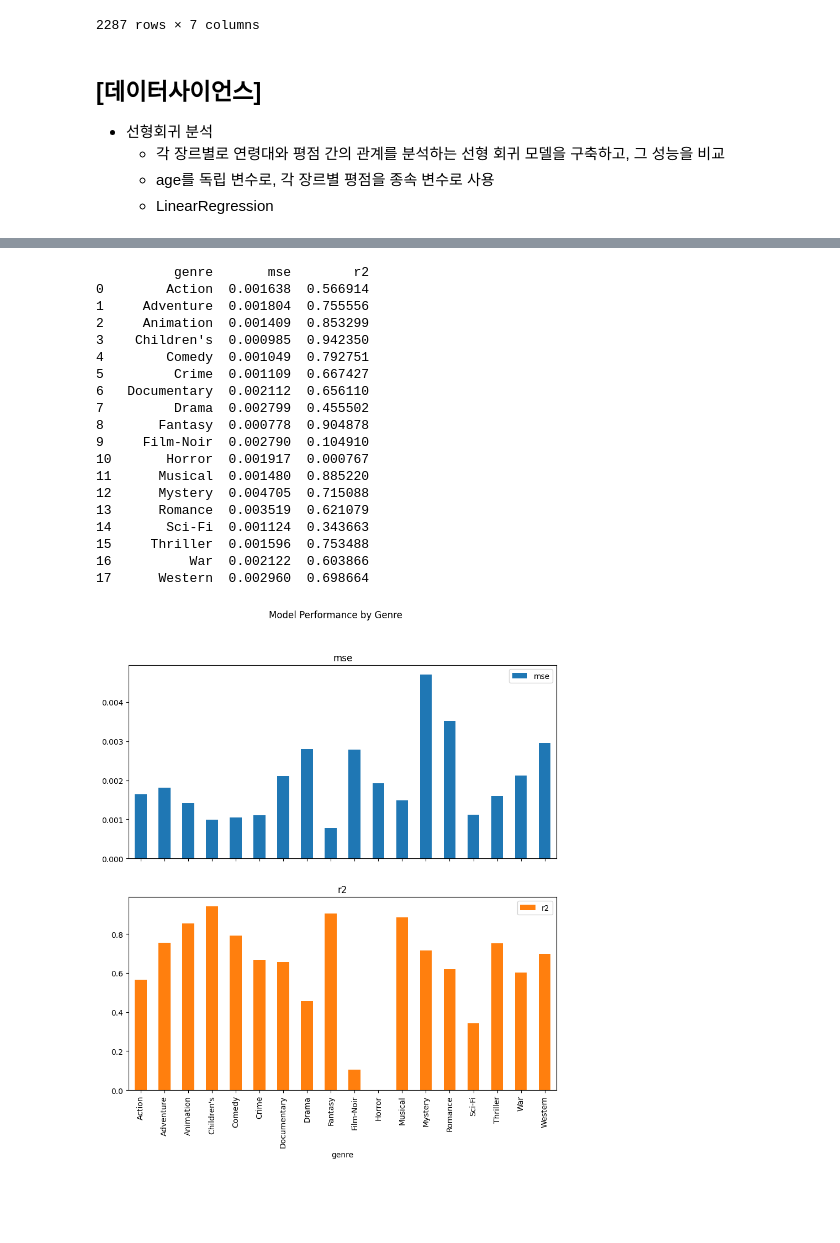
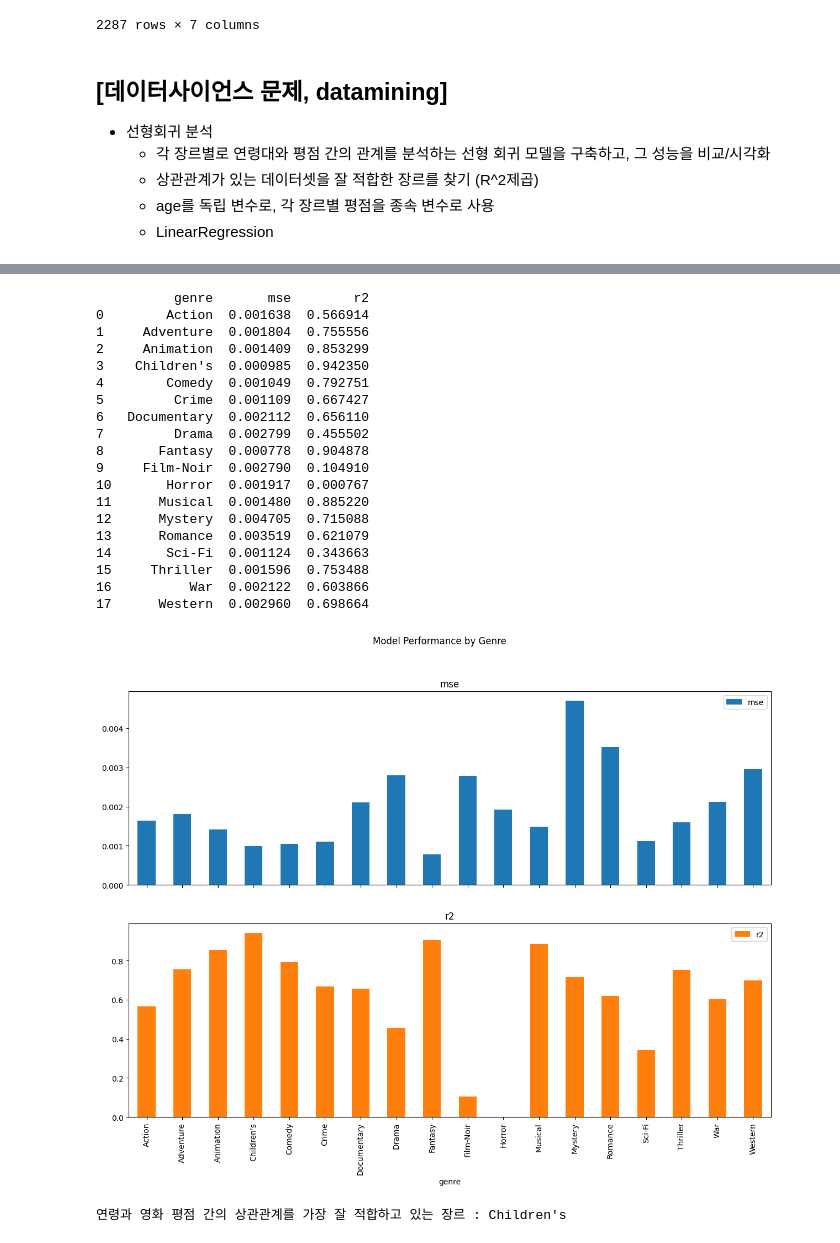
Before and after one commit to cybercherrybomb/python_basic_2_1, a Jupyter notebook: python_basic_2-main/ch13_update_수요일.ipynb, the cells around one changed output, grey strips where cells are left out. Drawn from its saved outputs; the diff is of its cells as text; code cells hidden in the pictures; blank space fills up the shorter version.

```diff
--- a/python_basic_2-main/ch13_update_수요일.ipynb
+++ b/python_basic_2-main/ch13_update_수요일.ipynb
@@ -65,15 +65,15 @@ import pandas as pd
 # %%
 # 데이터셋 로드
 unames = ["user_id", "gender", "age", "occupation", "zip"]
-users = pd.read_table("/content/drive/MyDrive/강의자료/2024빅데이터컴퓨팅(4학년)/users.dat", sep="::",
+users = pd.read_table("users.dat", sep="::",
                       header=None, names=unames, engine="python")
 
 rnames = ["user_id", "movie_id", "rating", "timestamp"]
-ratings = pd.read_table("/content/drive/MyDrive/강의자료/2024빅데이터컴퓨팅(4학년)/ratings.dat", sep="::",
+ratings = pd.read_table("ratings.dat", sep="::",
                         header=None, names=rnames, engine="python")
 
 mnames = ["movie_id", "title", "genres"]
-movies = pd.read_table("/content/drive/MyDrive/강의자료/2024빅데이터컴퓨팅(4학년)/movies.dat", sep="::",
+movies = pd.read_table("movies.dat", sep="::",
                        header=None, names=mnames, engine="python")
 # %%
 # 데이터셋 탐색
@@ -385,53 +348,91 @@ title_ratings
 | eXistenZ (1999) | 3.142857 | 3.289157 | 3.234973 | 3.364865 | 3.222222 | 3.291667 | 2.200000 |
 2287 rows × 7 columns
 # %% [markdown]
-## [데이터사이언스]
+## [데이터사이언스 문제, datamining]
 * 선형회귀 분석
-  * 각 장르별로 연령대와 평점 간의 관계를 분석하는 선형 회귀 모델을 구축하고, 그 성능을 비교
+  * 각 장르별로 연령대와 평점 간의 관계를 분석하는 선형 회귀 모델을 구축하고, 그 성능을 비교/시각화
+  * 상관관계가 있는 데이터셋을 잘 적합한 장르를 찾기 (R^2제곱)
   * age를 독립 변수로, 각 장르별 평점을 종속 변수로 사용
   * LinearRegression
 # %%
 # 1. 필요한 라이브러리 임포트
 import pandas as pd
 import numpy as np
-from sklearn.model_selection import train_test_split
+# from sklearn.model_selection import train_test_split
 from sklearn.linear_model import LinearRegression
 from sklearn.metrics import mean_squared_error, r2_score
 import matplotlib.pyplot as plt
 
 # 2. 데이터셋 : 데이터프레임 저장
-df = genre_ratings
+df = genre_ratings  # 'genre_ratings'가 이미 정의되어 있어야 함
 df.describe()
 
 # 3. age와 각 장르의 평점을 각각 독립 변수와 종속 변수로 설정
-
+X = np.array([1, 18, 25, 35, 45, 50, 56]).reshape(-1, 1)
+results = []
 
 # 4. subplots을 이용하여 각 장르별 선형 회귀 모델링, 성능 평가 및 저장, 실제값과 예측값 비교 시각화
+fig, axes = plt.subplots(nrows=9, ncols=2, figsize=(15, 45))
+axes = axes.flatten()
 
+for idx, genre in enumerate(df.index):
+    y = df.loc[genre].values  # 종속변수
+    # LinearRegression 모델을 사용하여 각 장르에 대해 선형 회귀 분석을 수행
+    model = LinearRegression()
+    model.fit(X, y)
+    y_pred = model.predict(X)
+    # 모델의 성능을 MSE와 R^2 스코어로 측정
+    mse = mean_squared_error(y, y_pred)
+    r2 = r2_score(y, y_pred)
+    # 각 장르의 MSE와 R2 스코어를 results에 저장
+    results.append({
+        'genre': genre,
+        'mse': mse,
+        'r2': r2
+    })
+
+    # 각 장르에 대해 실제 값과 예측 값을 시각화
+    axes[idx].scatter(X, y, color='blue')
+    axes[idx].plot(X, model.predict(X), color='red')
+    axes[idx].set_title(f'{genre} - Actual vs Predicted')
+    axes[idx].set_xlabel('Age')
+    axes[idx].set_ylabel('Rating')
+
+plt.tight_layout()
+plt.show()
 
 # 5. 모든 장르의 성능 평가 결과를 데이터프레임으로 저장
+results_df = pd.DataFrame(results)
+print(results_df)
 
+# 6. 5단계에서 얻은 데이터프레임의 MSE와 R^2 스코어를 막대그래프로 시각화 = pandas 의 데이터프레임 시각화 기능
+results_df.set_index('genre',inplace=True)
+results_df[['mse','r2']].plot(kind='bar',subplots=True, layout=(2,1),figsize=(15,10),title="Model Performance by Genre")
+plt.show()
 
-# 6. 5단계에서 얻은 데이터프레임의 MSE와 R^2 스코어를 막대그래프로 시각화
+#상관관계를 가장 잘 적합한 장르 찾기 - R2 스코어가 가장 높은 장르 best_genre 를 찾아 출력
+best_genre = results_df['r2'].idxmax()
+print(f'연령과 영화 평점 간의 상관관계를 가장 잘 적합하고 있는 장르 : {best_genre} ')
 # %% [output]
 [figure]
           genre       mse        r2
 0        Action  0.001638  0.566914
 1     Adventure  0.001804  0.755556
 2     Animation  0.001409  0.853299
 3    Children's  0.000985  0.942350
 4        Comedy  0.001049  0.792751
 5         Crime  0.001109  0.667427
 6   Documentary  0.002112  0.656110
 7         Drama  0.002799  0.455502
 8       Fantasy  0.000778  0.904878
 9     Film-Noir  0.002790  0.104910
 10       Horror  0.001917  0.000767
 11      Musical  0.001480  0.885220
 12      Mystery  0.004705  0.715088
 13      Romance  0.003519  0.621079
 14       Sci-Fi  0.001124  0.343663
 15     Thriller  0.001596  0.753488
 16          War  0.002122  0.603866
 17      Western  0.002960  0.698664
-[figure, old version]
+[figure, new version]
+연령과 영화 평점 간의 상관관계를 가장 잘 적합하고 있는 장르 : Children's
```
Also changed, not shown: parts of 9 cells of this notebook, 10 other files.
